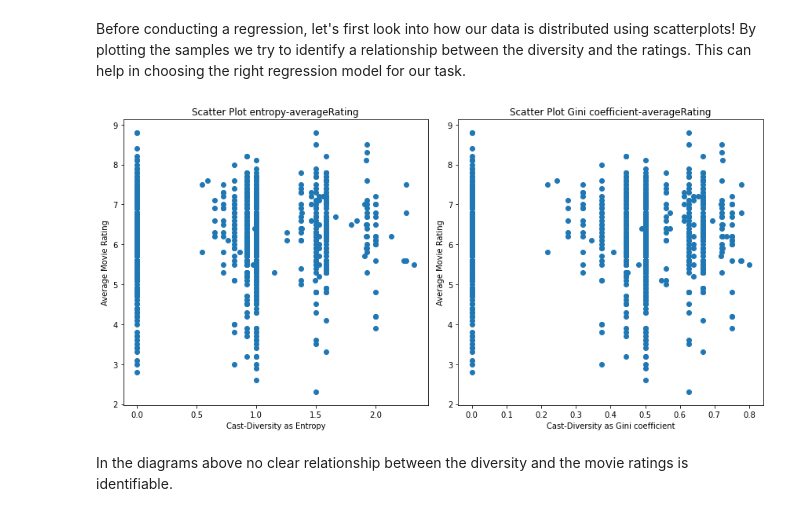
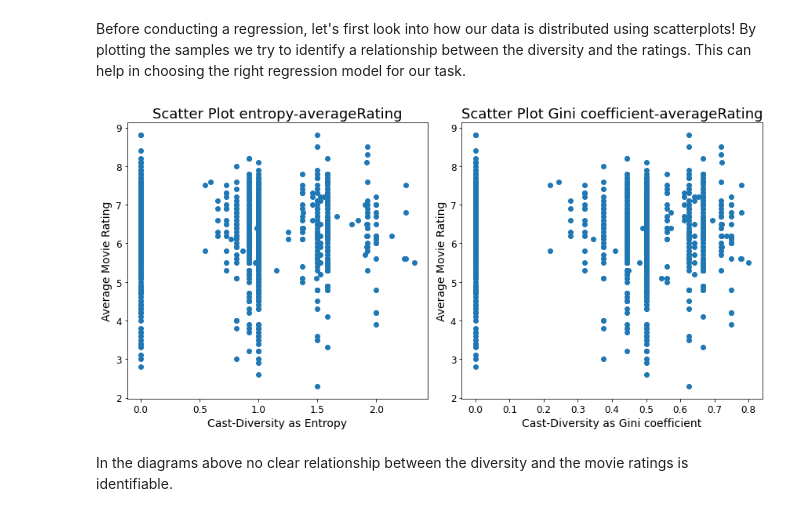
Before and after one commit to epfl-ada/ada-2023-project-shinebrightlikeadamon, a Jupyter notebook: network_analysis.ipynb, the cells around one changed output. Drawn from its saved outputs; the diff is of its cells as text; code cells hidden in the pictures.

Commit message:
Improve diagramms and mardown

```diff
--- a/network_analysis.ipynb
+++ b/network_analysis.ipynb
@@ -714,37 +714,46 @@ print(f'#movies with non-divers cast: {(mov_bin_comdiv["cast_is_community_divers
 # %% [markdown]
 Let's examine the distribution of our newly calculated diversity measures.
 # %%
+# Define common font size
+title_fontsize = 18
+label_fontsize = 14
+tick_labelsize = 12
+
 # Create a figure and a set of subplots
 fig, axes = plt.subplots(nrows=1, ncols=3, figsize=(18, 6))
 
 # Plotting the distribution of the community diversity based upon threshold
 values, counts = np.unique(mov_bin_comdiv['cast_is_community_divers'], return_counts=True)
 axes[0].bar(['Non-Diverse', 'Diverse'], counts, color='red', alpha=0.5)
-axes[0].set_title('Community Diversity')
-axes[0].set_xlabel('Category')
-axes[0].set_ylabel('Frequency')
+axes[0].set_title('Community Diversity', fontsize=title_fontsize)
+axes[0].set_xlabel('Category', fontsize=label_fontsize)
+axes[0].set_ylabel('Frequency', fontsize=label_fontsize)
+axes[0].tick_params(axis='both', labelsize=tick_labelsize)  # Increase tick label size for both axes
+
 
 # Plotting the distribution of the Gini Coefficient
 axes[1].hist(mov_bin_comdiv['gini_coefficient'], bins=30, alpha=0.5, color='blue')
-axes[1].set_title('Distribution of Gini Coefficient')
-axes[1].set_xlabel('Gini Coefficient')
-axes[1].set_ylabel('Frequency')
+axes[1].set_title('Distribution of Gini Coefficient', fontsize=title_fontsize)
+axes[1].set_xlabel('Gini Coefficient', fontsize=label_fontsize)
+axes[1].set_ylabel('Frequency', fontsize=label_fontsize)
 axes[1].set_yscale('log')
 axes[1].grid(True)
+axes[1].tick_params(axis='both', labelsize=tick_labelsize)  # Increase tick label size for both axes
 
 # Plotting the distribution of Entropy
 axes[2].hist(mov_bin_comdiv['entropy'], bins=30, alpha=0.5, color='green')
-axes[2].set_title('Distribution of Entropy')
-axes[2].set_xlabel('Entropy')
-axes[2].set_ylabel('Frequency')
+axes[2].set_title('Distribution of Entropy', fontsize=title_fontsize)
+axes[2].set_xlabel('Entropy', fontsize=label_fontsize)
+axes[2].set_ylabel('Frequency', fontsize=label_fontsize)
 axes[2].set_yscale('log')
 axes[2].grid(True)
+axes[2].tick_params(axis='both', labelsize=tick_labelsize)  # Increase tick label size for both axes
 
 # Adjust layout
 plt.tight_layout()
 
 # Save the plot
-plt.savefig('img/Distr_of_diversity_measures.png', dpi=300, bbox_inches='tight')
+plt.savefig('img/distr_of_diversity_measures.png', dpi=300, bbox_inches='tight')
 
 # Show the plot
 plt.show()
@@ -782,26 +791,28 @@ Before conducting a regression, let's first look into how our data is distribute
 # %%
 # Create a figure and a set of subplots
 fig, axes = plt.subplots(nrows=1, ncols=2, figsize=(12, 6))
 axes[0].scatter(original_movies['entropy'], original_movies['averageRating'])
-axes[0].set_xlabel('Cast-Diversity as Entropy')
-axes[0].set_ylabel('Average Movie Rating')
-axes[0].set_title('Scatter Plot entropy-averageRating')
+axes[0].set_xlabel('Cast-Diversity as Entropy', fontsize=label_fontsize)
+axes[0].set_ylabel('Average Movie Rating', fontsize=label_fontsize)
+axes[0].set_title('Scatter Plot entropy-averageRating', fontsize=title_fontsize)
+axes[0].tick_params(axis='both', labelsize=tick_labelsize)  # Increase tick label size for both axes
 
 axes[1].scatter(original_movies['gini_coefficient'], original_movies['averageRating'])
-axes[1].set_xlabel('Cast-Diversity as Gini coefficient')
-axes[1].set_ylabel('Average Movie Rating')
-axes[1].set_title('Scatter Plot Gini coefficient-averageRating')
+axes[1].set_xlabel('Cast-Diversity as Gini coefficient', fontsize=label_fontsize)
+axes[1].set_ylabel('Average Movie Rating', fontsize=label_fontsize)
+axes[1].set_title('Scatter Plot Gini coefficient-averageRating', fontsize=title_fontsize)
+axes[1].tick_params(axis='both', labelsize=tick_labelsize)  # Increase tick label size for both axes
 
 # Adjust layout
 plt.tight_layout()
 
 # Save the plot
 plt.savefig('img/scatter_of_diversity_measures.png', dpi=300, bbox_inches='tight')
 
 # Show the plot
 plt.show()
 # %% [output]
-[figure, old version]
+[figure, new version]
 # %% [markdown]
 In the diagrams above no clear relationship between the diversity and the movie ratings is identifiable.
 # %%
```
Also changed, not shown: parts of 3 cells of this notebook, 4 other files.
